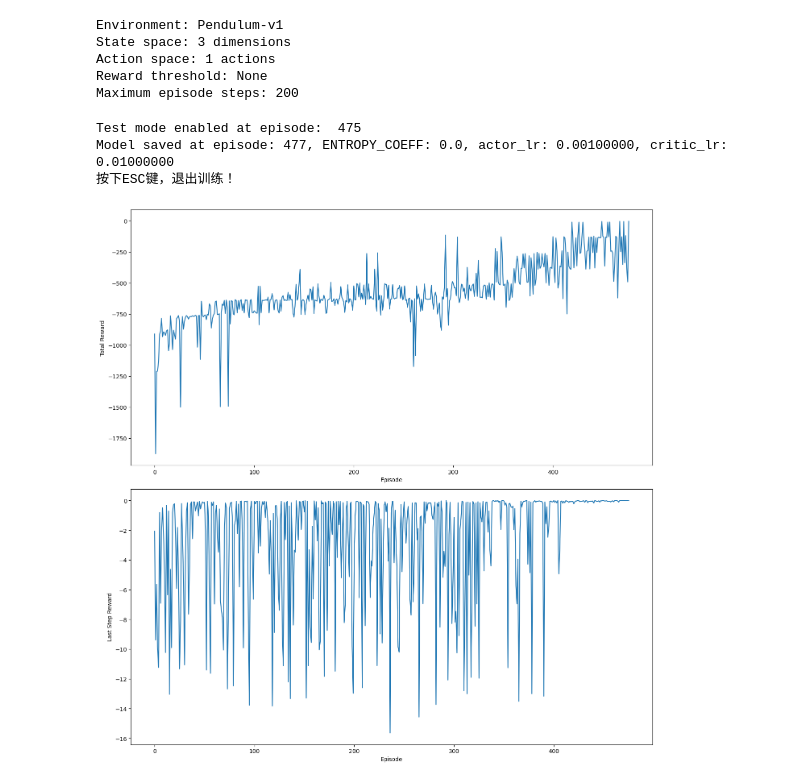
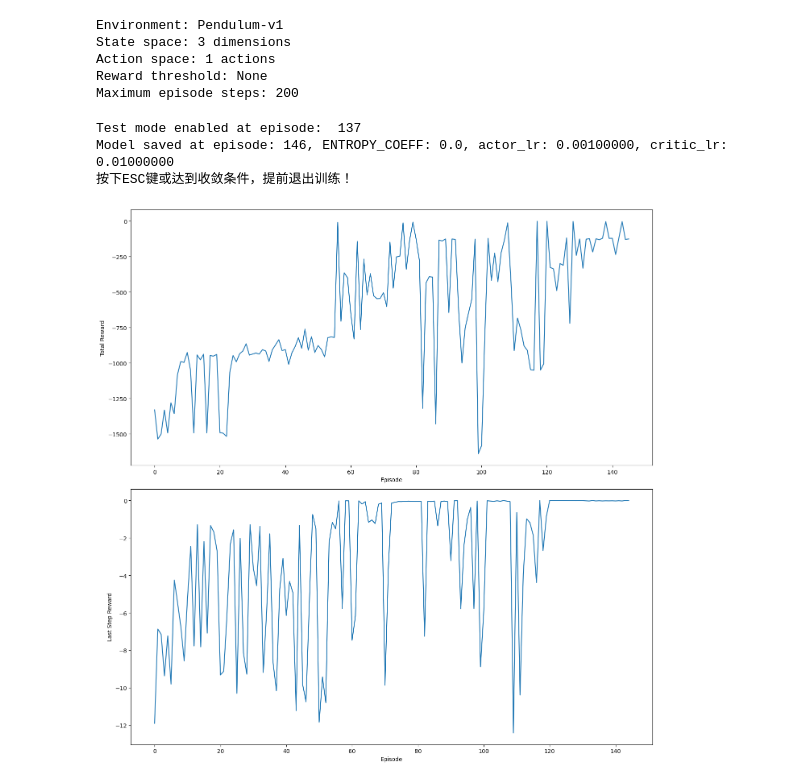
Before and after one commit to WhizZest/Book_Code_RL, a Jupyter notebook: ch09_Actor-Critic及变种/Actor_Critic+优先经验回放.ipynb, the cells around one changed output. Cells and saved outputs as stored; diff of their text form; code cells hidden in the pictures.

Commit message:
代码优化：Actor_Critic+优先经验回放，为了照顾较低性能的计算机，降低默认的batch_size值，但提高默认的n_step，较高的n_step有助于获得更好的模型；

```diff
--- a/ch09_Actor-Critic及变种/Actor_Critic+优先经验回放.ipynb
+++ b/ch09_Actor-Critic及变种/Actor_Critic+优先经验回放.ipynb
@@ -278,9 +278,6 @@ def train_actor_critic(env_name="Pendulum-v1",
         done = False
         bExit = False
 
-        if episode > 300:
-            ENTROPY_COEFF = 0.0
-
         while not done:
             #if done == False:
             # Select action and observe reward and next state
@@ -340,10 +337,10 @@ def train_actor_critic(env_name="Pendulum-v1",
                 action_probs = action_probs.mean(dim=1)
                 truncated_entropies = truncated_entropies.mean(dim=1)
                 # 策略重要性修正权重
-                #if weights_policys_used:
-                    #weights_policys = torch.exp(action_probs - old_action_probs.sum(dim=1)).clamp(0.5, 2.0) # 避免权重过大
-                #else:
-                weights_policys = torch.ones(batch_size, dtype=torch.float32)
+                if weights_policys_used:
+                    weights_policys = torch.exp(action_probs - old_action_probs.sum(dim=1)).clamp(0.6667, 1.5) # 避免权重过大
+                else:
+                    weights_policys = torch.ones(batch_size, dtype=torch.float32)
                 # 批量计算 values和 next_values
                 values = critic(states[:, 0, :]).squeeze()
                 next_values = critic(next_states).squeeze()
@@ -407,7 +404,7 @@ def train_actor_critic(env_name="Pendulum-v1",
                             test_episode_reward += test_reward
                             if test_terminated or test_truncated:
                                 break
-                        if test_episode_reward < -600 or test_reward < -0.01:
+                        if test_episode_reward < -600 or test_reward < -0.0025:
                             success = False
                             break
                     if success:
@@ -439,19 +436,16 @@ def train_actor_critic(env_name="Pendulum-v1",
         #if env.spec.reward_threshold is not None:
         if total_reward >= Threshold1:
             success_count += 1
-            # success_count 大于10，启用weights_policys
-            if success_count >= 10:
-                weights_policys_used = True
             if last_step_rewards[-1] >= Threshold2:
                 success_count2 += 1
             else:
                 success_count2 = 0
-            current_actor_lr = actor_optimizer.param_groups[0]['lr']
+            '''current_actor_lr = actor_optimizer.param_groups[0]['lr']
             current_critic_lr = critic_optimizer.param_groups[0]['lr']
             if success_count >= success_episodes and success_count2 >= success_episodes and success_count2 % 10 == 0: # 降低学习率
                 actor_optimizer.param_groups[0]['lr'] = max(current_actor_lr * 0.5, actor_lr * 0.001)
                 critic_optimizer.param_groups[0]['lr'] = max(current_critic_lr * 0.5, critic_lr * 0.1)
-                print(f"Lowered learning rate to {current_actor_lr * 0.5} at episode {episode + 1}")
+                print(f"Lowered learning rate to {current_actor_lr * 0.5} at episode {episode + 1}")'''
         else:
             success_count = 0
             success_count2 = 0
@@ -464,10 +458,13 @@ def train_actor_critic(env_name="Pendulum-v1",
                 print("Test mode enabled at episode: ", episode)
             bTest = True
             ENTROPY_COEFF = 0.0
+            #weights_policys_used = True
         else:
             if bTest == True:
                 print("Test mode disabled at episode: ", episode)
             bTest = False
+        if success_count >= 40:
+            ENTROPY_COEFF = 0.0
         if bExit:
             print(f"按下ESC键或达到收敛条件，提前退出训练！")
             break
@@ -492,42 +489,42 @@ actor_net, critic_net, total_rewards, last_step_rewards = train_actor_critic(env
                     success_episodes=50,
                     waveformGraph=True,
                     outputLog=False,
-                    n_steps=3,
+                    n_steps=5,
                     lambda_=1,
                     alpha=0.6,
                     replay_buffer_capacity=100000,
-                    batch_size=512,
+                    batch_size=128,
                     beta=0.4,
                     beta_increment=1e-4,
                     ENTROPY_COEFF=0.01)
 # 重新设置为行内显示
 %matplotlib inline
 # 调整图像大小
 plt.figure(figsize=(14, 14))
 # 绘制总奖励曲线
 plt.subplot(2, 1, 1)
 plt.plot(total_rewards)
 plt.xlabel('Episode')
 plt.ylabel('Total Reward')
 
 # 绘制最后一步奖励曲线
 plt.subplot(2, 1, 2)
 plt.plot(last_step_rewards)
 plt.xlabel('Episode')
 plt.ylabel('Last Step Reward')
 # 调整布局并显示图像
 plt.tight_layout()
 plt.show()
 # %% [output]
 Environment: Pendulum-v1
 State space: 3 dimensions
 Action space: 1 actions
 Reward threshold: None
 Maximum episode steps: 200
-Test mode enabled at episode:  475
-Model saved at episode: 477, ENTROPY_COEFF: 0.0, actor_lr: 0.00100000, critic_lr: 0.01000000
-按下ESC键，退出训练！
+Test mode enabled at episode:  137
+Model saved at episode: 146, ENTROPY_COEFF: 0.0, actor_lr: 0.00100000, critic_lr: 0.01000000
+按下ESC键或达到收敛条件，提前退出训练！
-[figure, old version]
+[figure, new version]
 # %%
 import gym
 import time
```
Also changed, not shown: parts of 2 cells of this notebook.
